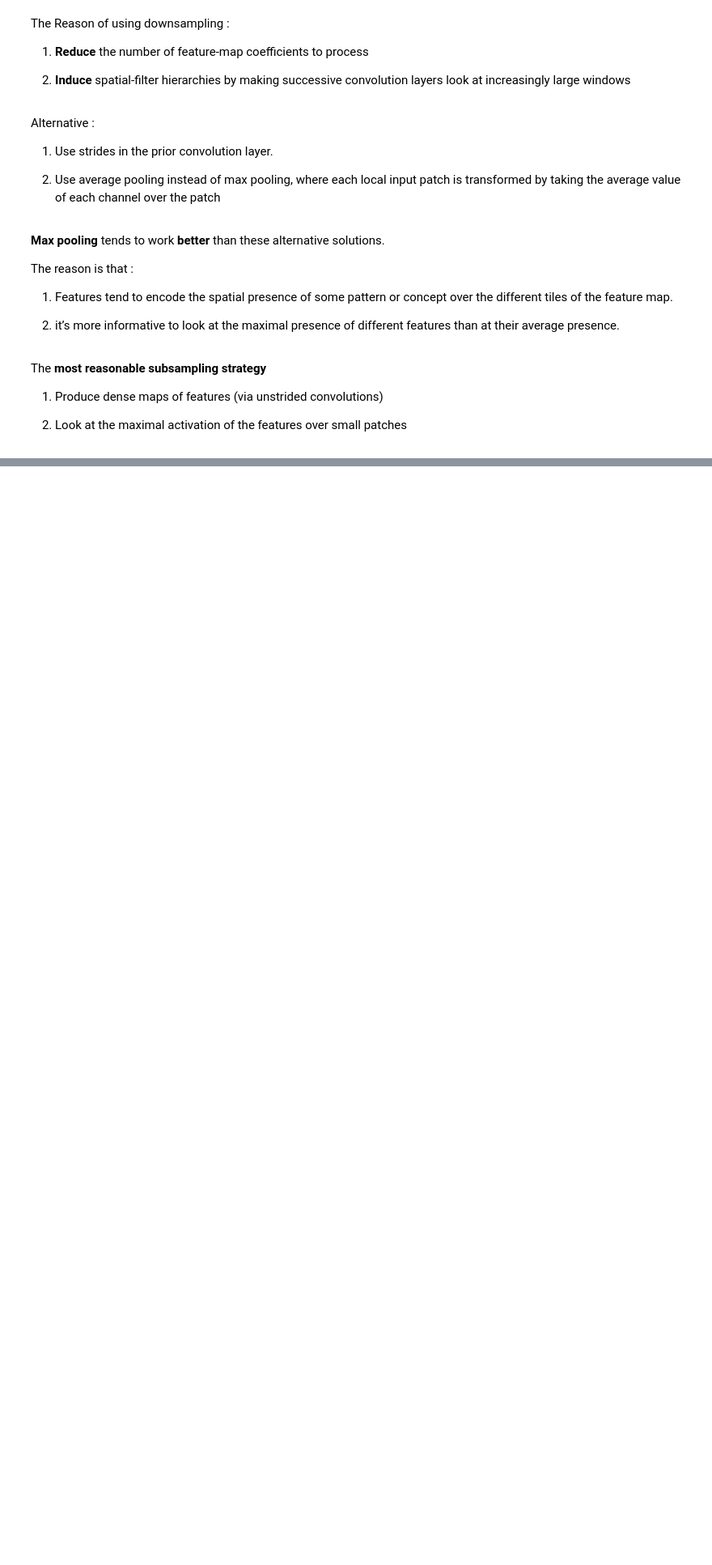
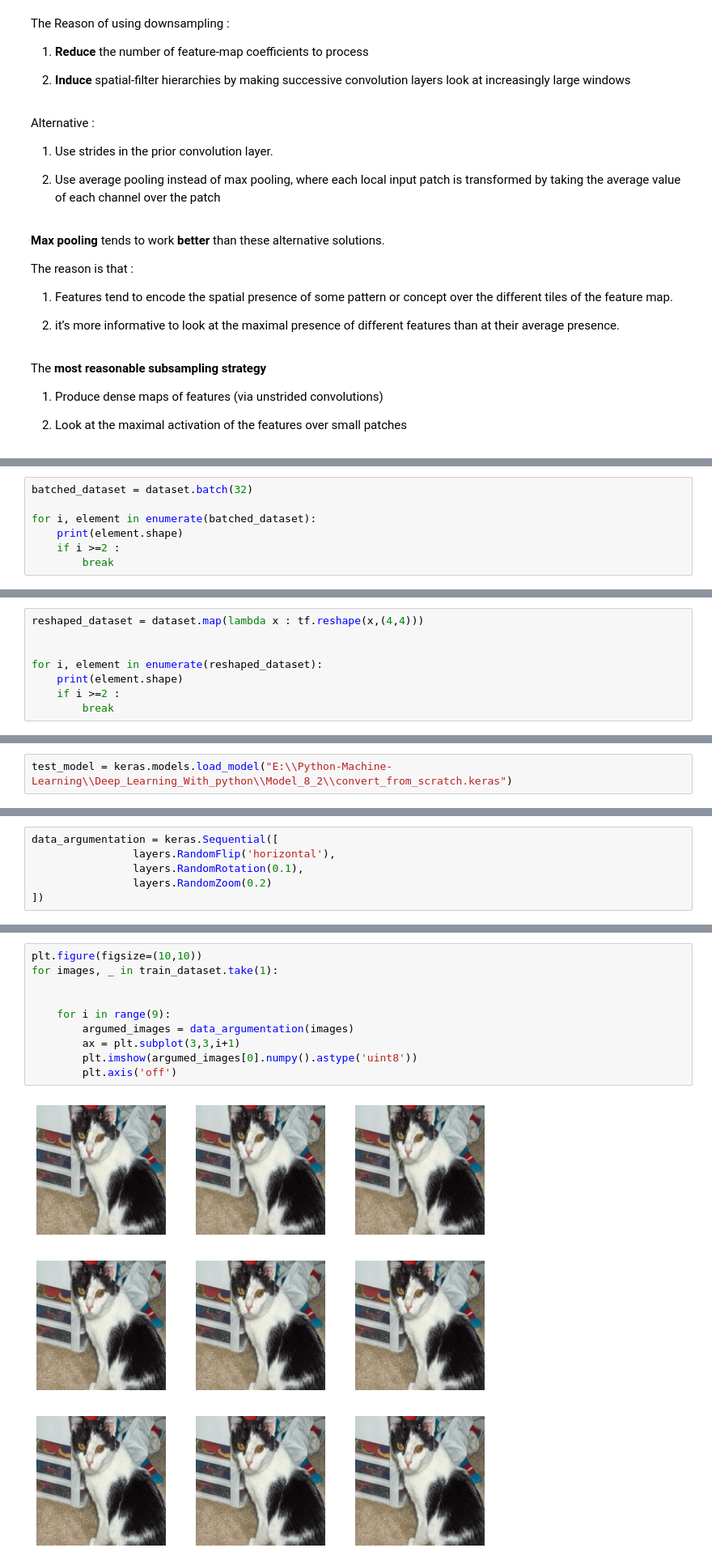
Before and after one commit to Fantasy98/Python-Machine-Learning, a Jupyter notebook: Deep_Learning_With_python/Chapter8_Introduction_to_deep_learning_for_computer_vision.ipynb, the cells around one changed output, grey strips where cells are left out. Shown: that part at 81% size. Drawn from its saved outputs; the diff is of its cells as text; blank space fills up the shorter version.

```diff
--- a/Deep_Learning_With_python/Chapter8_Introduction_to_deep_learning_for_computer_vision.ipynb
+++ b/Deep_Learning_With_python/Chapter8_Introduction_to_deep_learning_for_computer_vision.ipynb
@@ -377,0 +582,7 @@ The __most reasonable subsampling strategy__
+# %%
+batched_dataset = dataset.batch(32)
+
+for i, element in enumerate(batched_dataset):
+    print(element.shape)
+    if i >=2 :
+        break
@@ -377,0 +608,8 @@ The __most reasonable subsampling strategy__
+# %%
+reshaped_dataset = dataset.map(lambda x : tf.reshape(x,(4,4)))
+
+
+for i, element in enumerate(reshaped_dataset):
+    print(element.shape)
+    if i >=2 :
+        break
@@ -377,0 +723,2 @@ The __most reasonable subsampling strategy__
+# %%
+test_model = keras.models.load_model("E:\\Python-Machine-Learning\\Deep_Learning_With_python\\Model_8_2\\convert_from_scratch.keras")
@@ -377,0 +754,6 @@ The __most reasonable subsampling strategy__
+# %%
+data_argumentation = keras.Sequential([
+                layers.RandomFlip('horizontal'),
+                layers.RandomRotation(0.1),
+                layers.RandomZoom(0.2)
+])
@@ -377,0 +773,12 @@ The __most reasonable subsampling strategy__
+# %%
+plt.figure(figsize=(10,10))
+for images, _ in train_dataset.take(1):
+
+
+    for i in range(9):
+        argumed_images = data_argumentation(images)
+        ax = plt.subplot(3,3,i+1)
+        plt.imshow(argumed_images[0].numpy().astype('uint8'))
+        plt.axis('off')
+# %% [output]
+[figure, added]
```
Also changed, not shown: parts of 133 cells of this notebook, 2 other files.
